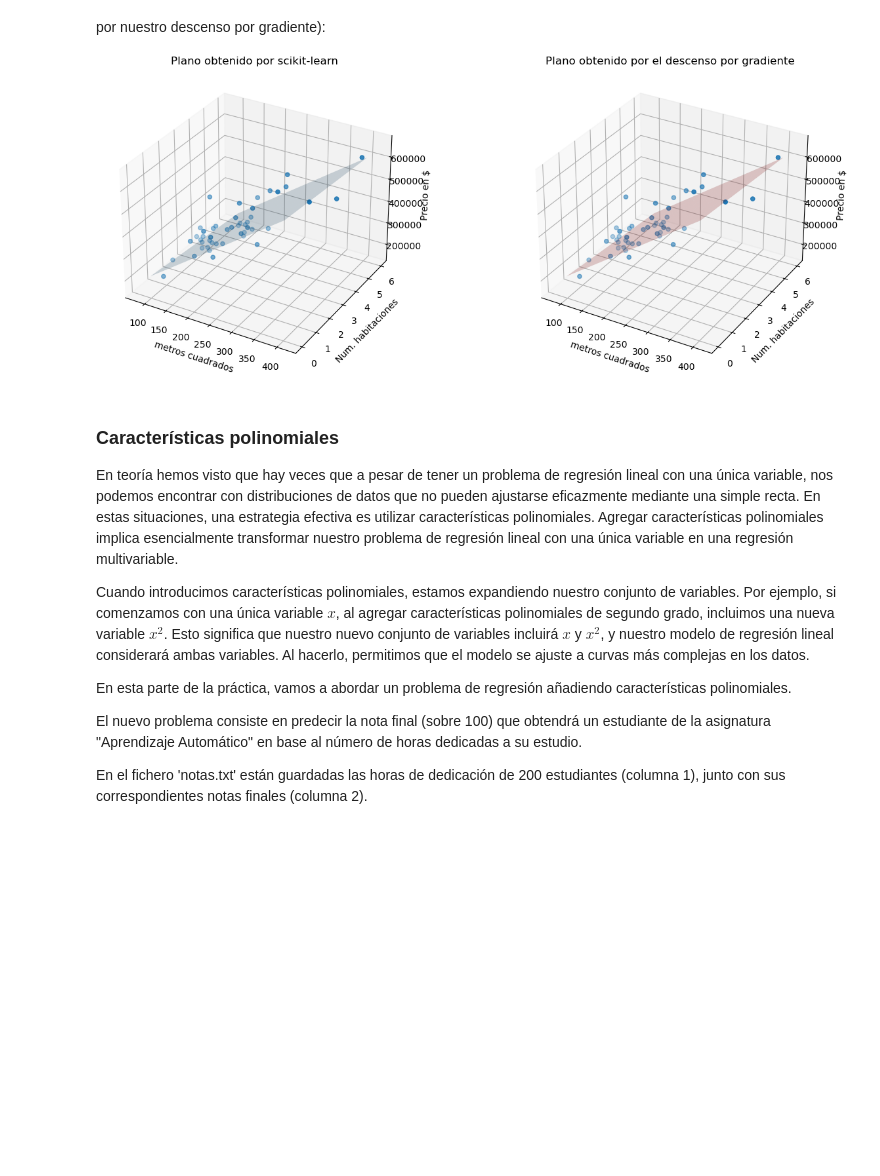
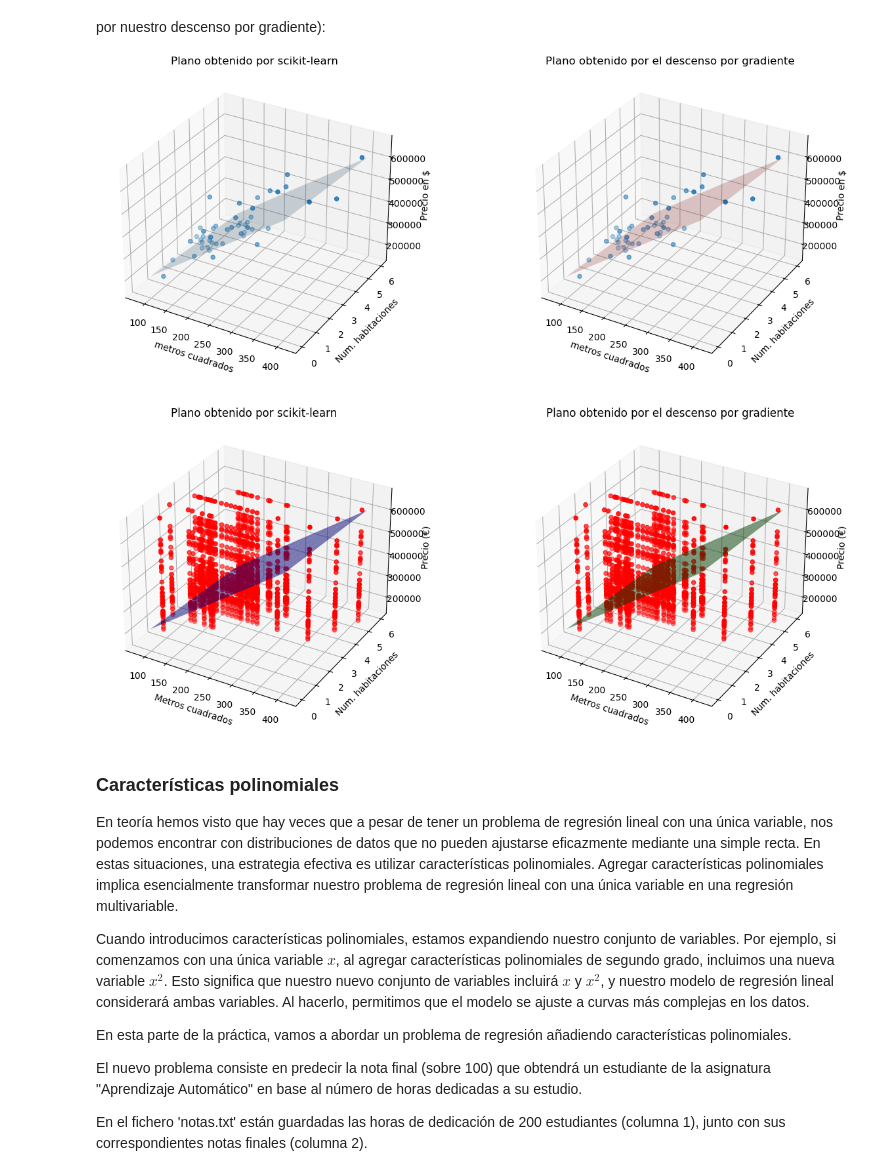
Before and after one commit to TomasAlignani/APRENDIZAJE, a Jupyter notebook: 3. RegresionLineal_Nvariables/practica3_RegresionLineal_Nvariables.ipynb, the cells around one changed output. Drawn from its saved outputs; the diff is of its cells as text; code cells hidden in the pictures; blank space fills up the shorter version.

```diff
--- a/3. RegresionLineal_Nvariables/practica3_RegresionLineal_Nvariables.ipynb
+++ b/3. RegresionLineal_Nvariables/practica3_RegresionLineal_Nvariables.ipynb
@@ -394,5 +413,13 @@ from sklearn.linear_model import LinearRegression
 # Inicializa el modelo llamando al constructor de la regresión lineal
 # Asigna todos sus parámetros a sus valores por defecto
 # <RELLENAR>
+regr = LinearRegression()
+regr.fit(X_norm[:, 1:], y)  # Entrena el modelo utilizando las características normalizadas (sin la columna de unos)
+regr.intercept_, regr.coef_  # Muestra los valores de theta obtenidos por el modelo de regresión lineal
 # Entrena el modelo (aprendizaje) utilizando la variable de entrada normalizada, sin los unos, y la variable de salida (y)
+ejemplo = [[ 278.96544036, 4.0]]  # Ejemplo de entrada para la predicción (sin el término de sesgo)
 # <RELLENAR>
+#hay que normalizar el ejemploooooooo
+ejemplo = standard_scaler_test(np.array(ejemplo), mean, std)
+prediccion = regr.predict(ejemplo)
+print(f'Predicción para {ejemplo[0]}: {prediccion[0][0]:.2f} €')
@@ -439,43 +493,54 @@ En definitiva, debes replicar esta figura (a la izquierda el plano obtenido con
 # %%
 # Crea 10 puntos para la primera dimensión (B0) entre 100 y 400 (rango de la variable metros cuadrados)
 # <RELLENAR>
+eje_x = np.linspace(100, 400, 10)
 
 # Crea 7 puntos para la segunda dimensión (B1) entre 0 y 6 (rango de la variable número de habitaciones)
 # <RELLENAR>
+eje_y = np.linspace(0, 6, 7)
 
 # Crea todas las combinaciones de los puntos creados anteriormente usando meshgrid (guardar en xx, yy)
 # <RELLENAR>
-
+xx,yy = np.meshgrid(eje_x, eje_y)
 # Crea una matriz X_test que contenga todos los valores de xx en la primera columna y los de yy en la segunda
 # Utiliza la función hstack. Para para ello previamente tendras que darles la forma correspondiente a xx e yy (reshape(-1, 1))
 # <RELLENAR>
-
+X_test = np.hstack((xx.reshape(-1, 1), yy.reshape(-1, 1)))
 # Normaliza la matriz obtenida usando la función standard_scaler_test, ten en cuenta que puede trabajar con matrices directamente
 # <RELLENAR>
-
+X_test_norm = standard_scaler_test(X_test, mean, std)
 # Utiliza predict para obtener los valores de Z (el plano) - luego hacemos un reshape (al shape de xx) para poder pintarlo
 # <RELLENAR>
-
+Z = regr.predict(X_test_norm).reshape(xx.shape)
 # Utiliza los valores de theta para obtener la salida del modelo aprendido mediante el descenso por gradiente
-# Recuerda en este caso añadir la columna de 1s. Almacena el resultado en Z2 y luego haz el reshape correspondiente
+# Recuerda en este caso añadir la columna de 1s. Almacena el resultado en Z2
+# y luego haz el reshape correspondiente
 # <RELLENAR>
-
+theta,_ = gradient_descent(X_norm, y, np.zeros([3,1]), alpha=0.01, num_iters=1500)
+Z2 = np.hstack((np.ones((X_test_norm.shape[0], 1)), X_test_norm)) @ theta
+Z2 = Z2.reshape(xx.shape)
 # Pintamos las dos gráficas
 fig = plt.figure(figsize=(15, 6))
 ax1 = fig.add_subplot(121, projection='3d')
 ax2 = fig.add_subplot(122, projection='3d')
 
 # Utiliza scatter para pintar los puntos y luego plot_surface para pintar el plano de scikit-learn
 # <RELLENAR>
 ax1.set_title('Plano obtenido por scikit-learn')
-
+ax1.scatter(X[:, 1], X[:, 2], y, c='r', marker='o')
+ax1.plot_surface(xx, yy, Z, alpha=0.5, color='blue')
 # Utiliza scatter para pintar los puntos y luego plot_surface para pintar el plano de nuestro descenso por gradiente
 # <RELLENAR>
 ax2.set_title('Plano obtenido por el descenso por gradiente')
-
+ax2.scatter(X[:, 1], X[:, 2], y, c='r', marker='o')
+ax2.plot_surface(xx, yy, Z2, alpha=0.5, color='green')
 # Pon a las dos figuras las etiquetas de cada dimensión (set_xlabel...)
 for ax in fig.axes:
-    # <RELLENAR>
+    ax.set_xlabel('Metros cuadrados')
+    ax.set_ylabel('Num. habitaciones')
+    ax.set_zlabel('Precio (€)')
+# %% [output]
+[figure, added]
 # %% [markdown]
 ### Características polinomiales <a id="parte4"></a>
 
```
Also changed, not shown: parts of 13 cells of this notebook.
